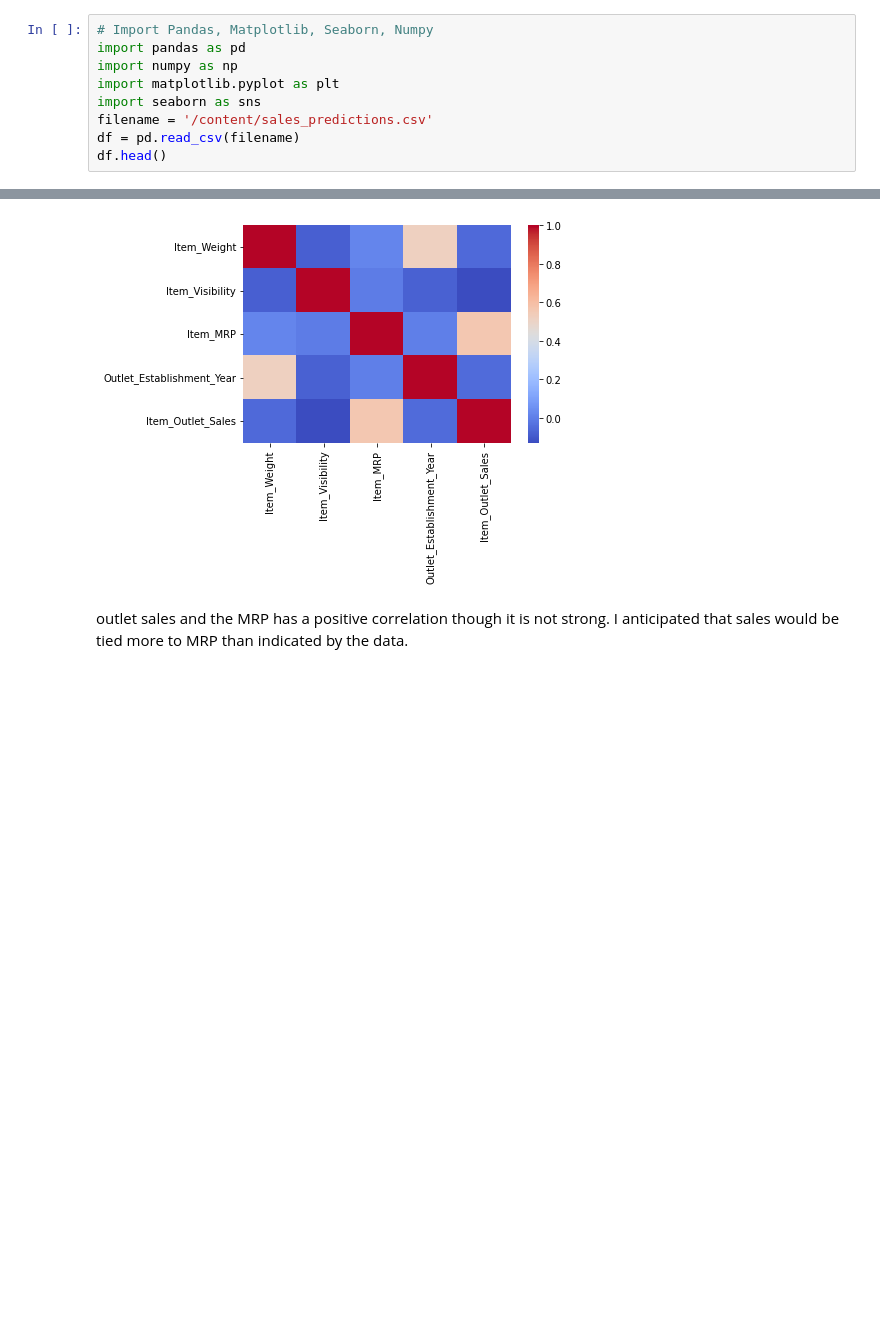
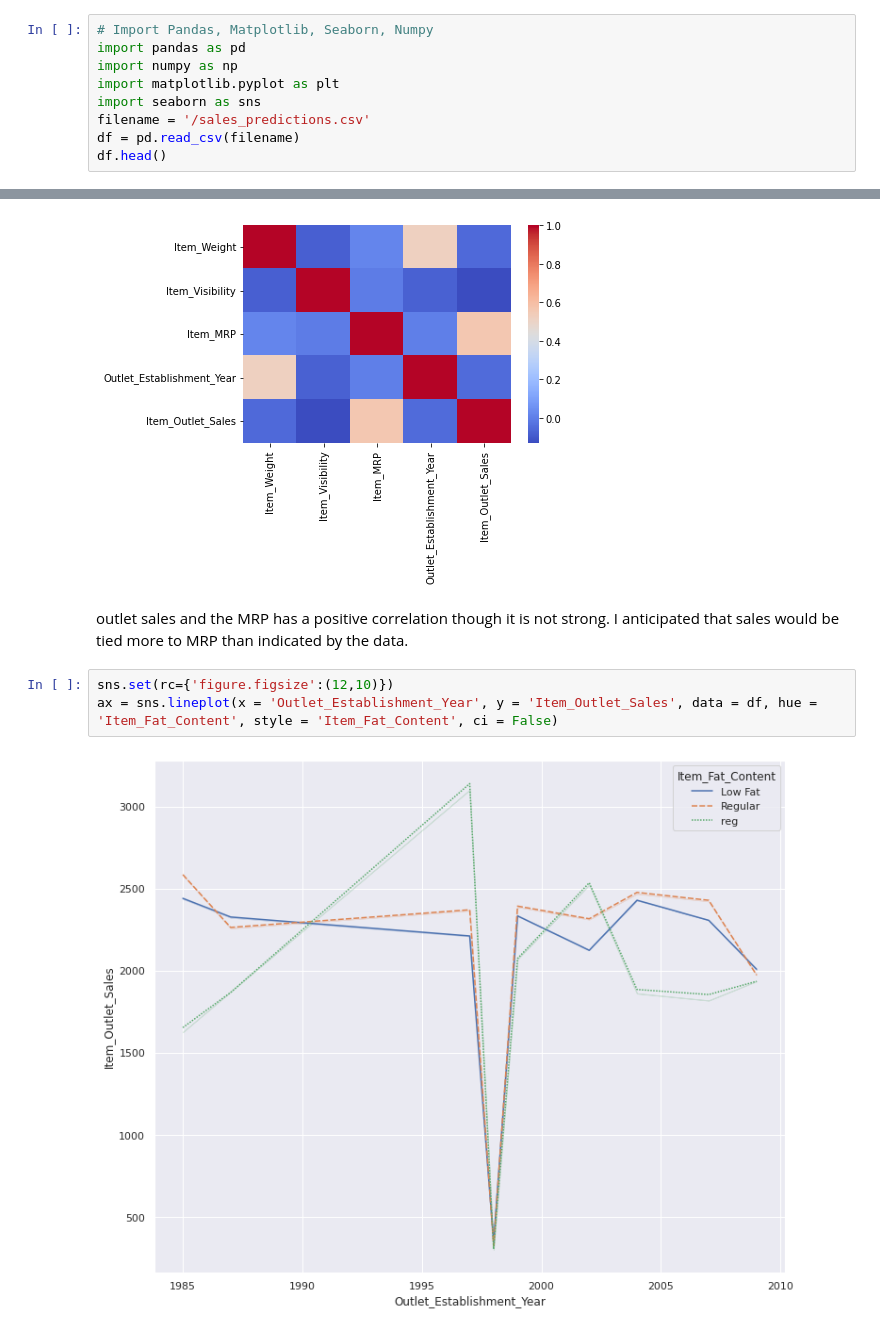
Before and after one commit to JPeebles-DataScientist/Project1_Core, a Jupyter notebook: Project1_Core.ipynb, the cells around one changed output, grey strips where cells are left out. Cells and saved outputs as stored; diff of their text form; blank space fills up the shorter version.

```diff
--- a/Project1_Core.ipynb
+++ b/Project1_Core.ipynb
@@ -6,7 +6,7 @@ import pandas as pd
 import numpy as np
 import matplotlib.pyplot as plt
 import seaborn as sns
-filename = '/content/sales_predictions.csv'
+filename = '/sales_predictions.csv'
 df = pd.read_csv(filename)
 df.head()
 # %% [output]
@@ -125,3 +125,8 @@ sns.heatmap(corr, cmap='coolwarm')
 [figure]
 # %% [markdown]
 outlet sales  and the MRP has a positive correlation though it is not strong. I anticipated that sales would be tied more to MRP than indicated by the data.
+# %%
+sns.set(rc={'figure.figsize':(12,10)})
+ax = sns.lineplot(x = 'Outlet_Establishment_Year', y = 'Item_Outlet_Sales', data = df, hue = 'Item_Fat_Content', style = 'Item_Fat_Content', ci = False)
+# %% [output]
+[figure, added]
```
Also changed, not shown: parts of 3 cells of this notebook.
